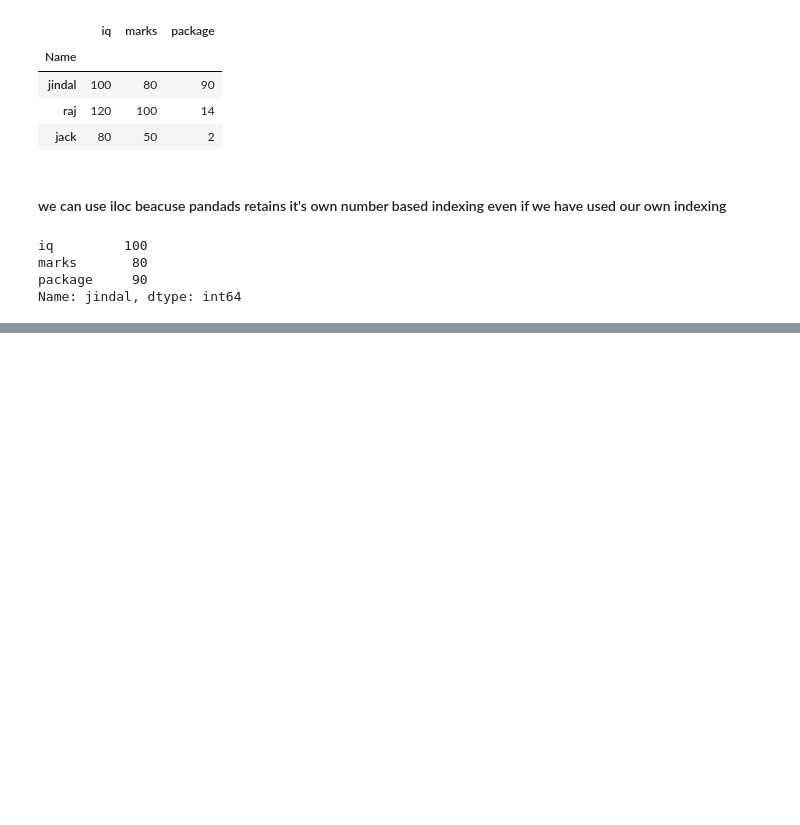
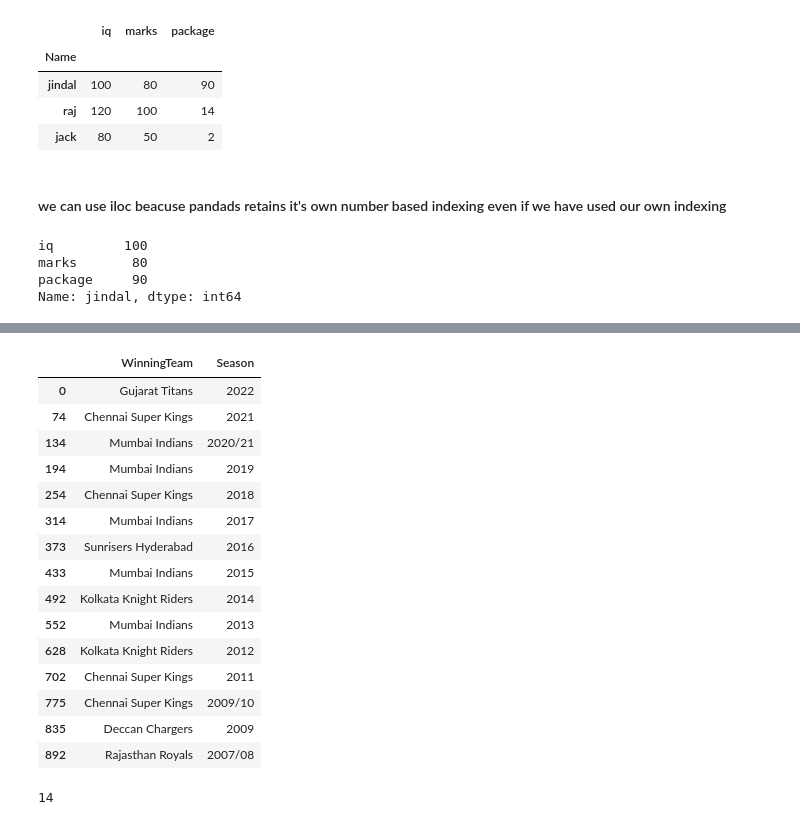
Before and after one commit to swayam-learning/prep, a Jupyter notebook: pandas2.ipynb, the cells around one changed output, grey strips where cells are left out. Saved outputs shown, nothing was run; the diff lists cells and outputs as text; code cells hidden in the pictures; blank space fills up the shorter version.

```diff
--- a/pandas2.ipynb
+++ b/pandas2.ipynb
@@ -449,0 +487,25 @@ Name: jindal, dtype: int64
+# %%
+# find all the winners
+pd.DataFrame(ipl[ipl["MatchNumber"]=="Final"][["WinningTeam","Season"]])
+# %% [output]
+|  | WinningTeam | Season |
+| 0 | Gujarat Titans | 2022 |
+| 74 | Chennai Super Kings | 2021 |
+| 134 | Mumbai Indians | 2020/21 |
+| 194 | Mumbai Indians | 2019 |
+| 254 | Chennai Super Kings | 2018 |
+| 314 | Mumbai Indians | 2017 |
+| 373 | Sunrisers Hyderabad | 2016 |
+| 433 | Mumbai Indians | 2015 |
+| 492 | Kolkata Knight Riders | 2014 |
+| 552 | Mumbai Indians | 2013 |
+| 628 | Kolkata Knight Riders | 2012 |
+| 702 | Chennai Super Kings | 2011 |
+| 775 | Chennai Super Kings | 2009/10 |
+| 835 | Deccan Chargers | 2009 |
+| 892 | Rajasthan Royals | 2007/08 |
+# %%
+# how many superovers finishes have occured
+ipl[ipl["SuperOver"]=="Y"].shape[0] # 14 rows
+# %% [output]
+14
```
Also changed, not shown: parts of 20 cells of this notebook.
